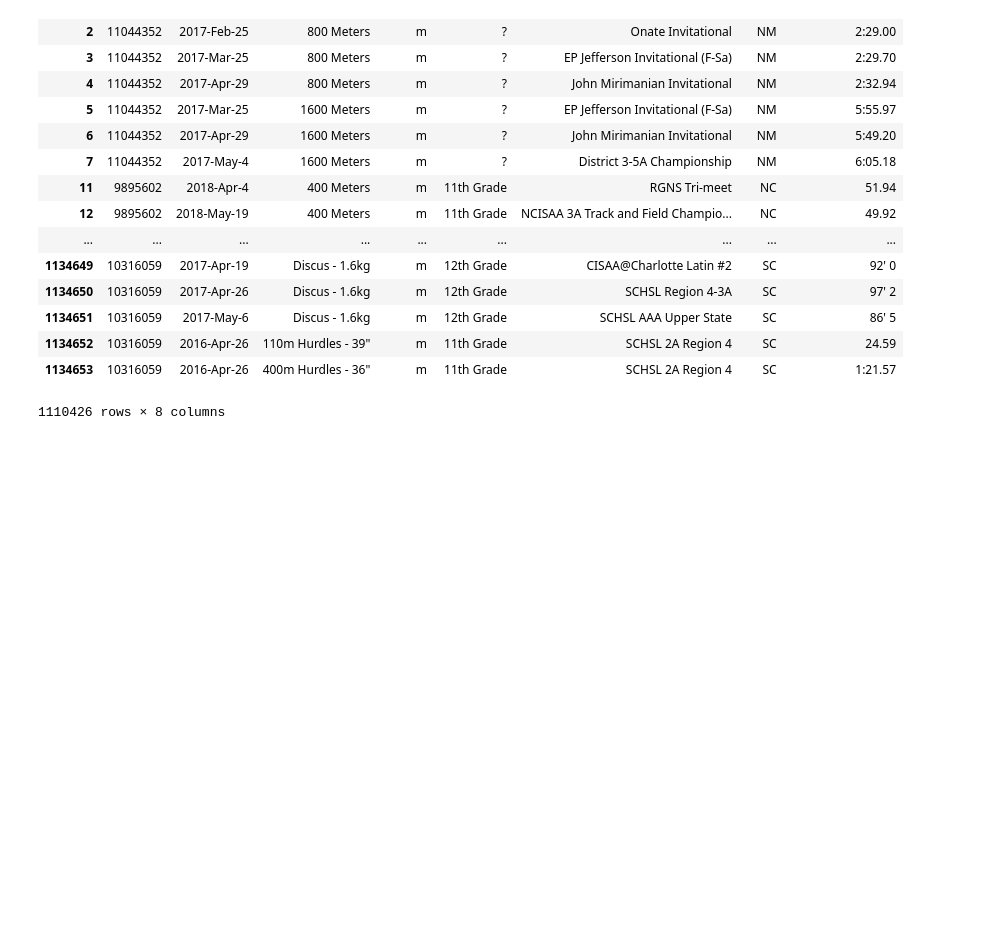
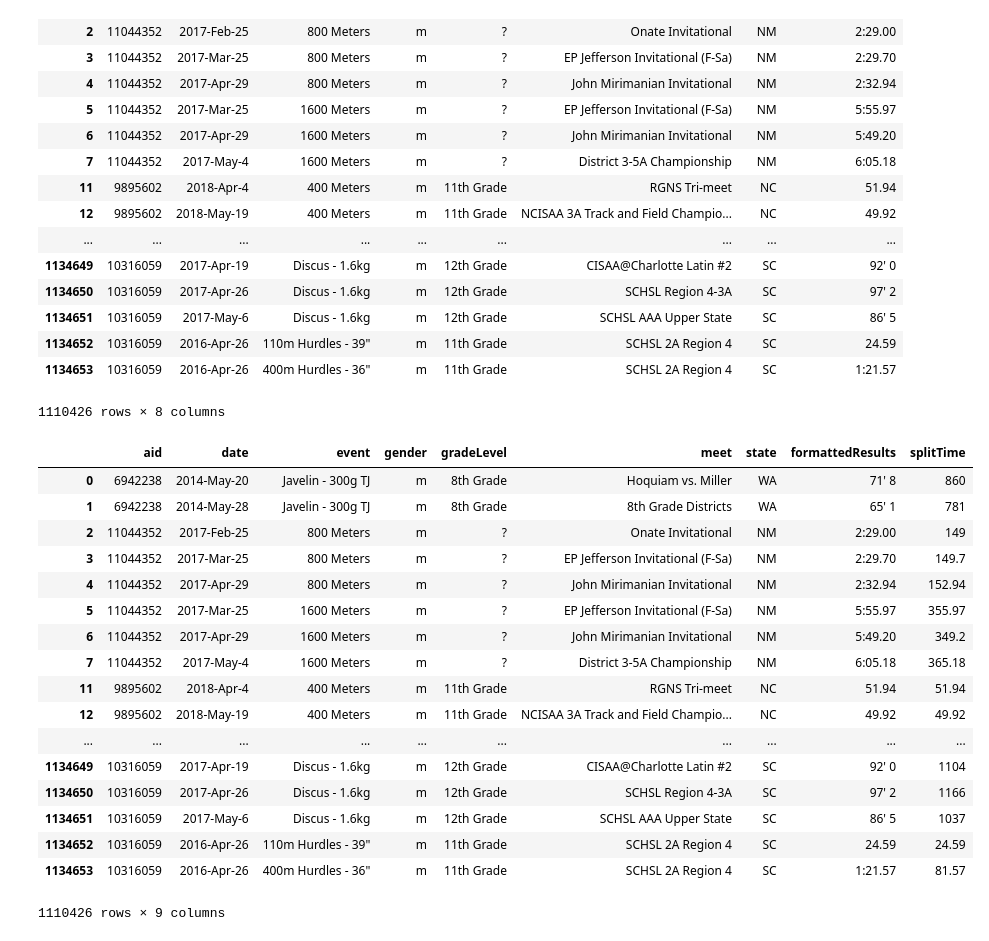
Before and after one commit to Nathanllee1/Athletic.net-Analysis, a Jupyter notebook: dataSCi/Data Cleaner.ipynb, the cells around one changed output. Drawn from its saved outputs; the diff is of its cells as text; code cells hidden in the pictures; blank space fills up the shorter version.

```diff
--- a/dataSCi/Data Cleaner.ipynb
+++ b/dataSCi/Data Cleaner.ipynb
@@ -77,2 +77,2 @@ def removeCharacters(result):
 # %%
-df['formattedResults'].apply(removeCharacters)
+noAlpha = df['formattedResults'].apply(removeCharacters)
@@ -97,3 +79,5 @@ Name: formattedResults, Length: 1110426, dtype: object
+# %%
+df['formattedResults'] = noAlpha
 # %%
 df
 # %% [output]
@@ -115,3 +99,53 @@ df
 | 1134652 | 10316059 | 2016-Apr-26 | 110m Hurdles - 39" | m | 11th Grade | SCHSL 2A Region 4 | SC | 24.59 |
 | 1134653 | 10316059 | 2016-Apr-26 | 400m Hurdles - 36" | m | 11th Grade | SCHSL 2A Region 4 | SC | 1:21.57 |
 1110426 rows × 8 columns
+# %%
+def percentileConverter(result):
+
+    try:
+        result = str(result)
+
+        if ':' in result:
+            splitResult = re.split(":", result)
+
+            if len(splitResult) == 1:
+                return float(splitResult)
+            if len(splitResult) == 2:
+
+                return float(splitResult[0]) * 60 + float(splitResult[1])
+            if len(splitResult) == 3:
+                return float(splitResult[0]) * 60 + float(splitResult[1]) * 60 + float(splitResult[2])
+        if "'" in result:
+            splitDistance = re.split("'", result)
+            if len(splitDistance) == 1:
+                return float(splitDistance)
+            if len(splitDistance) == 2:
+                return float(splitDistance[0]) * 12 + float(splitDistance[1])
+        else:
+            return float(result)
+    except ValueError:
+        #print('uhoh')
+        return "Error"
+# %%
+df['splitTime'] = df['formattedResults'].apply(percentileConverter)
+# %%
+df
+# %% [output]
+|  | aid | date | event | gender | gradeLevel | meet | state | formattedResults | splitTime |
+| 0 | 6942238 | 2014-May-20 | Javelin - 300g TJ | m | 8th Grade | Hoquiam vs. Miller | WA | 71' 8 | 860 |
+| 1 | 6942238 | 2014-May-28 | Javelin - 300g TJ | m | 8th Grade | 8th Grade Districts | WA | 65' 1 | 781 |
+| 2 | 11044352 | 2017-Feb-25 | 800 Meters | m | ? | Onate Invitational | NM | 2:29.00 | 149 |
+| 3 | 11044352 | 2017-Mar-25 | 800 Meters | m | ? | EP Jefferson Invitational (F-Sa) | NM | 2:29.70 | 149.7 |
+| 4 | 11044352 | 2017-Apr-29 | 800 Meters | m | ? | John Mirimanian Invitational | NM | 2:32.94 | 152.94 |
+| 5 | 11044352 | 2017-Mar-25 | 1600 Meters | m | ? | EP Jefferson Invitational (F-Sa) | NM | 5:55.97 | 355.97 |
+| 6 | 11044352 | 2017-Apr-29 | 1600 Meters | m | ? | John Mirimanian Invitational | NM | 5:49.20 | 349.2 |
+| 7 | 11044352 | 2017-May-4 | 1600 Meters | m | ? | District 3-5A Championship | NM | 6:05.18 | 365.18 |
+| 11 | 9895602 | 2018-Apr-4 | 400 Meters | m | 11th Grade | RGNS Tri-meet | NC | 51.94 | 51.94 |
+| 12 | 9895602 | 2018-May-19 | 400 Meters | m | 11th Grade | NCISAA 3A Track and Field Champio... | NC | 49.92 | 49.92 |
+| ... | ... | ... | ... | ... | ... | ... | ... | ... | ... |
+| 1134649 | 10316059 | 2017-Apr-19 | Discus - 1.6kg | m | 12th Grade | CISAA@Charlotte Latin #2 | SC | 92' 0 | 1104 |
+| 1134650 | 10316059 | 2017-Apr-26 | Discus - 1.6kg | m | 12th Grade | SCHSL Region 4-3A | SC | 97' 2 | 1166 |
+| 1134651 | 10316059 | 2017-May-6 | Discus - 1.6kg | m | 12th Grade | SCHSL AAA Upper State | SC | 86' 5 | 1037 |
+| 1134652 | 10316059 | 2016-Apr-26 | 110m Hurdles - 39" | m | 11th Grade | SCHSL 2A Region 4 | SC | 24.59 | 24.59 |
+| 1134653 | 10316059 | 2016-Apr-26 | 400m Hurdles - 36" | m | 11th Grade | SCHSL 2A Region 4 | SC | 1:21.57 | 81.57 |
+1110426 rows × 9 columns
```
Also changed, not shown: parts of 3 cells of this notebook, 2 other files.
